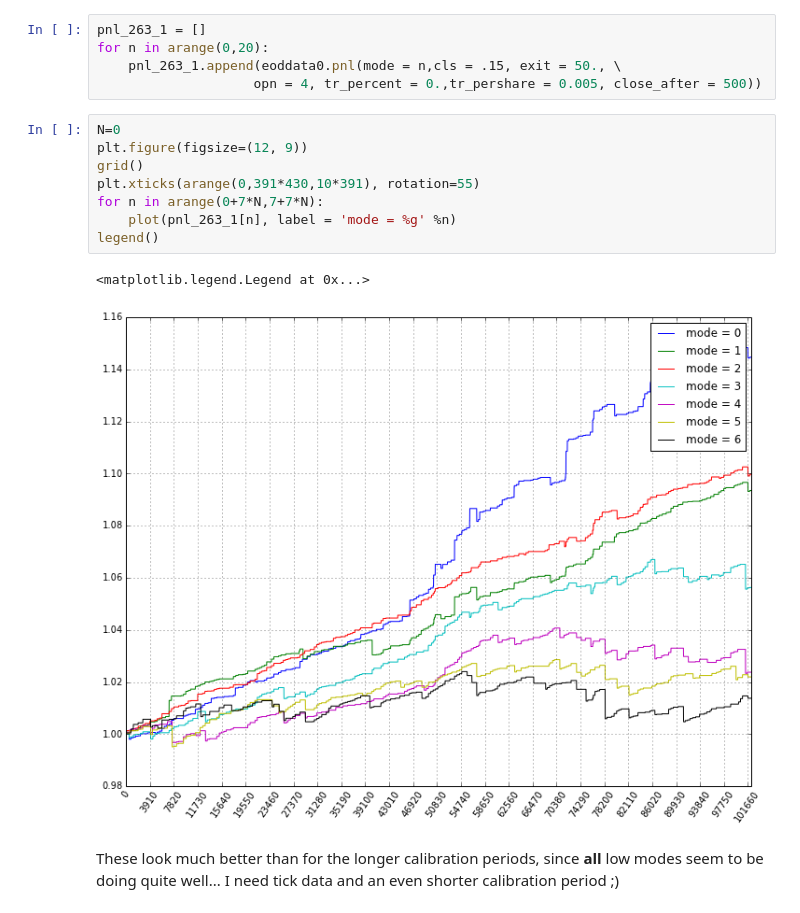
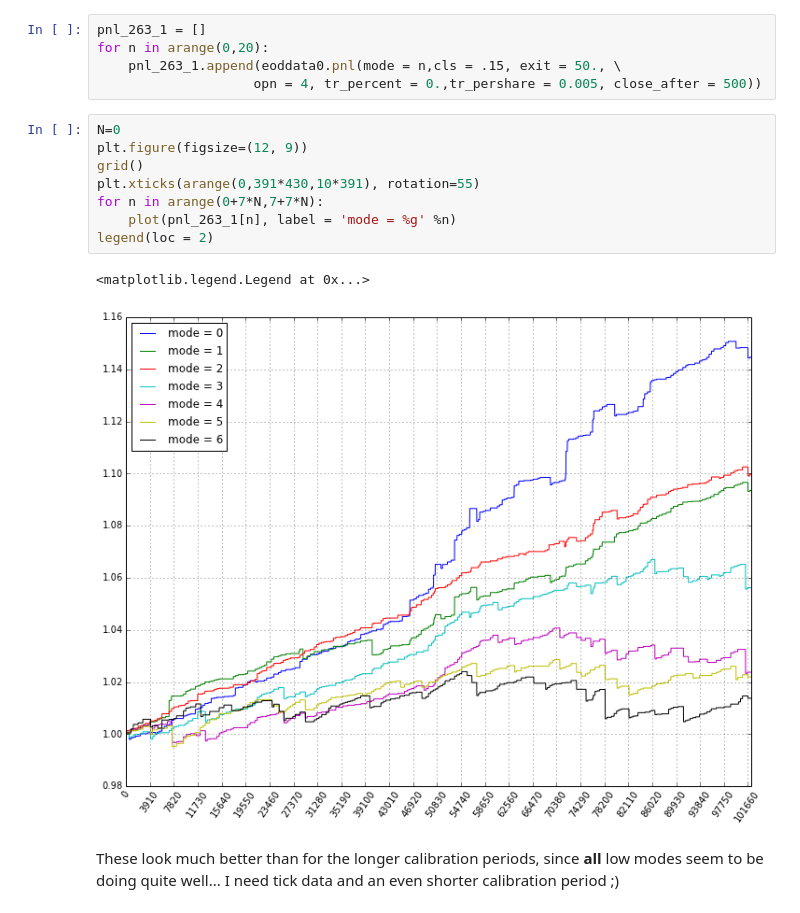
Before and after one commit to harpone/PyArb, a Jupyter notebook: PyArb Intro.ipynb, the cells around one changed output. Drawn from its saved outputs; the diff is of its cells as text.

```diff
--- a/PyArb Intro.ipynb
+++ b/PyArb Intro.ipynb
@@ -541,14 +551,14 @@ for n in arange(0,20):
 # %%
 N=0
 plt.figure(figsize=(12, 9))
 grid()
 plt.xticks(arange(0,391*430,10*391), rotation=55)
 for n in arange(0+7*N,7+7*N):
     plot(pnl_263_1[n], label = 'mode = %g' %n)
-legend()
+legend(loc = 2)
 # %% [output]
 <matplotlib.legend.Legend at 0x...>
-[figure, old version]
+[figure, new version]
 # %% [markdown]
 These look much better than for the longer calibration periods, since **all** low modes seem to be doing quite well... I need tick data and an even shorter calibration period ;)
 # %%
```
Also changed, not shown: parts of 12 cells of this notebook, 1 other file.
